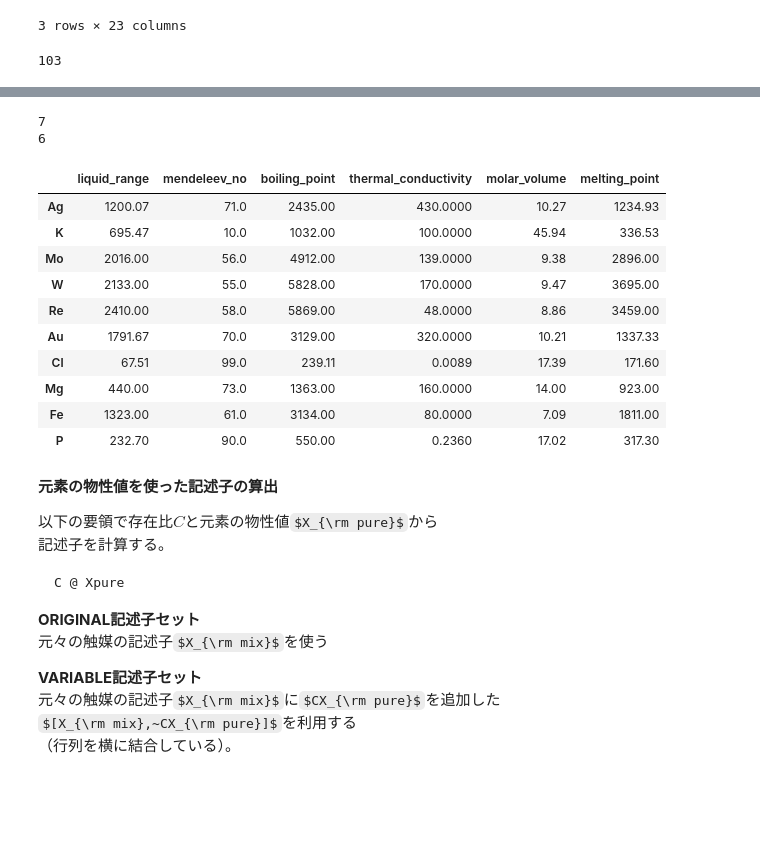
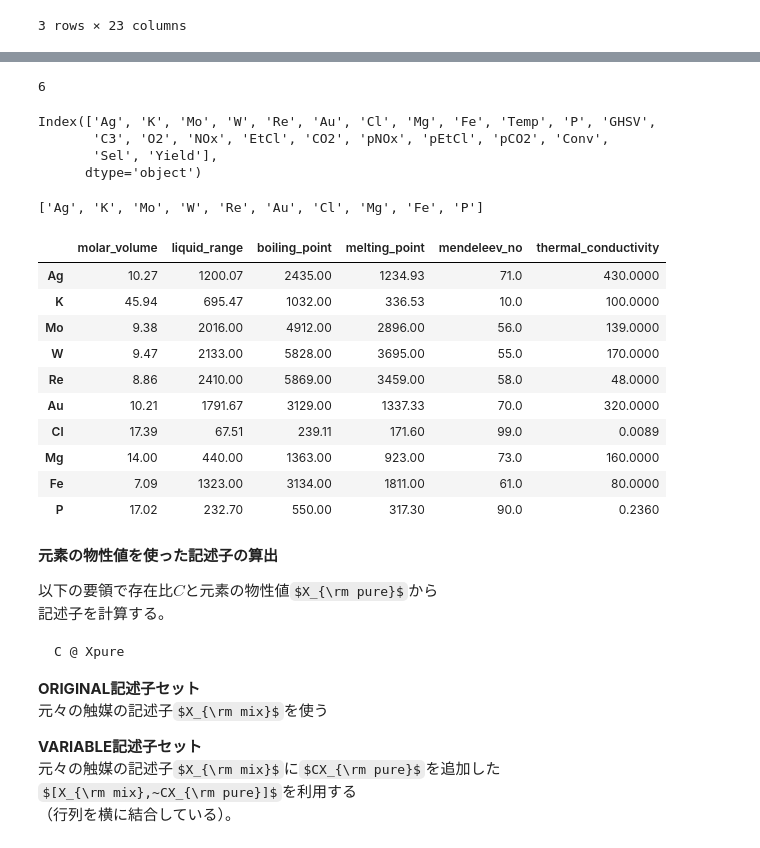
Before and after one commit to funatsu-lab/support-page, a Jupyter notebook: notebooks/9.2-catalyst-exhaustive.ipynb, the cells around one changed output, grey strips where cells are left out. Drawn from its saved outputs; the diff is of its cells as text; code cells hidden in the pictures; some formulas as TeX source; blank space fills up the shorter version.

Commit message:
feat: completed analysis with catalyst data

```diff
--- a/notebooks/9.2-catalyst-exhaustive.ipynb
+++ b/notebooks/9.2-catalyst-exhaustive.ipynb
@@ -17,5 +33,5 @@ from pandas import DataFrame
 # %%
-df = read_csv('../data/catalyst/journal_data.csv',index_col=0)
+df = pd.read_csv('../data/catalyst/journal_data.csv',index_col=0)
 df.head(3)
 # %% [output]
 |  | Ag | K | Mo | W | Re | Au | Cl | Mg | Fe | Temp | ... | ... |
@@ -24,24 +40,6 @@ df.head(3)
 | 2 | 40 | 2.0 | 0.0 | 4.7 | 0.0 | 0.0 | 0.0 | 0.0 | 0.0 | 258 | ... | ... |
 | 3 | 50 | 2.0 | 0.5 | 0.0 | 0.0 | 0.0 | 0.0 | 0.0 | 0.0 | 260 | ... | ... |
 3 rows × 23 columns
-# %%
-list_methods=["mendeleev_no", "electrical_resistivity",
-                    "velocity_of_sound", "reflectivity",
-                    "refractive_index", "poissons_ratio", "molar_volume",
-                    "electronic_structure", "thermal_conductivity",
-                    "boiling_point", "melting_point",
-                    "critical_temperature", "superconduction_temperature",
-                    "liquid_range", "bulk_modulus", "youngs_modulus",
-                    "brinell_hardness", "rigidity_modulus",
-                    "mineral_hardness", "vickers_hardness",
-                    "density_of_solid", "atomic_radius_calculated",
-                    "van_der_waals_radius", "atomic_orbitals",
-                    "coefficient_of_linear_thermal_expansion",
-                    "ground_state_term_symbol", "valence"]
-elem_names = [e for e in dir(Element) if not e.startswith('_')]
-print(len(elem_names))
-# %% [output]
-103
 # %%
 dictionary = []
 elements = []
@@ -64,14 +63,39 @@ df_orbits.head(5)
 | Am | 0.000000 | 0.000000 | 0.000000 | 0.000000 | 0.000000 | 0.000000 | 0.000000 | 0.000000 | 0.000000 | 0.00000 | 0.000000 | ... |
 | Ar | -113.800134 | -8.443439 | -10.794172 | 0.000000 | -0.382330 | -0.883384 | 0.000000 | 0.000000 | 0.000000 | 0.00000 | 0.000000 | ... |
 # %%
-tuple_vars = {'boiling_point', 'melting_point', 'density_of_solid', 'liquid_range', 'mendeleev_no', 'molar_volume', 'thermal_conductivity'}
+tuple_vars = {'boiling_point', 'melting_point', 'liquid_range', 'mendeleev_no', 'molar_volume', 'thermal_conductivity'}
 print(len(list(tuple_vars)))
-tuple_vars = {'boiling_point', 'melting_point',                     'liquid_range', 'mendeleev_no', 'molar_volume', 'thermal_conductivity'}
-print(len(list(tuple_vars)))
 # %% [output]
-7
 6
+# %%
+df.columns
+# %% [output]
+Index(['Ag', 'K', 'Mo', 'W', 'Re', 'Au', 'Cl', 'Mg', 'Fe', 'Temp', 'P', 'GHSV',
+       'C3', 'O2', 'NOx', 'EtCl', 'CO2', 'pNOx', 'pEtCl', 'pCO2', 'Conv',
+       'Sel', 'Yield'],
+      dtype='object')
 # %%
-# tuple_vars, elements
-w = lambda x,y: list(map(x, y))
-X = w(lambda elem: w(lambda method: getattr(Element(elem), method), list(tuple_vars)), elements)
+elements_indesc = [c_ for c_ in df.columns if c_ in elements]
+print(elements_indesc[:10])
+map_from_y_with_x = lambda x,y: list(map(x, y))
+X = map_from_y_with_x(lambda elem:
+                      map_from_y_with_x(lambda method: getattr(Element(elem), method), list(tuple_vars)),
+                  elements_indesc)
+# データフレーム dfの元素部分を取り出し
+# 元素の並び順に元素特徴量をElementクラスから取り出してdf_Xへ保存
+
+df_X = pd.DataFrame(X,columns=tuple_vars,index=elements_indesc)
+df_X.head(len(elements_indesc))# 元素全てを表示
+# %% [output]
+['Ag', 'K', 'Mo', 'W', 'Re', 'Au', 'Cl', 'Mg', 'Fe', 'P']
+|  | molar_volume | liquid_range | boiling_point | melting_point | mendeleev_no | thermal_conductivity |
+| Ag | 10.27 | 1200.07 | 2435.00 | 1234.93 | 71.0 | 430.0000 |
+| K | 45.94 | 695.47 | 1032.00 | 336.53 | 10.0 | 100.0000 |
+| Mo | 9.38 | 2016.00 | 4912.00 | 2896.00 | 56.0 | 139.0000 |
+| W | 9.47 | 2133.00 | 5828.00 | 3695.00 | 55.0 | 170.0000 |
+| Re | 8.86 | 2410.00 | 5869.00 | 3459.00 | 58.0 | 48.0000 |
+| Au | 10.21 | 1791.67 | 3129.00 | 1337.33 | 70.0 | 320.0000 |
+| Cl | 17.39 | 67.51 | 239.11 | 171.60 | 99.0 | 0.0089 |
+| Mg | 14.00 | 440.00 | 1363.00 | 923.00 | 73.0 | 160.0000 |
+| Fe | 7.09 | 1323.00 | 3134.00 | 1811.00 | 61.0 | 80.0000 |
+| P | 17.02 | 232.70 | 550.00 | 317.30 | 90.0 | 0.2360 |
@@ -80,22 +102,3 @@ elements_indesc = [c_ for c_ in df.columns if c_ in elements]
-# %%
-
-w = lambda x,y: list(map(x, y))
-X = w(lambda elem: w(lambda method: getattr(Element(elem), method), list(tuple_vars)), elements_indesc)
-
-df_X = DataFrame(X,columns=tuple_vars,index=elements_indesc)
-df_X
-# %% [output]
-|  | liquid_range | mendeleev_no | boiling_point | thermal_conductivity | molar_volume | melting_point |
-| Ag | 1200.07 | 71.0 | 2435.00 | 430.0000 | 10.27 | 1234.93 |
-| K | 695.47 | 10.0 | 1032.00 | 100.0000 | 45.94 | 336.53 |
-| Mo | 2016.00 | 56.0 | 4912.00 | 139.0000 | 9.38 | 2896.00 |
-| W | 2133.00 | 55.0 | 5828.00 | 170.0000 | 9.47 | 3695.00 |
-| Re | 2410.00 | 58.0 | 5869.00 | 48.0000 | 8.86 | 3459.00 |
-| Au | 1791.67 | 70.0 | 3129.00 | 320.0000 | 10.21 | 1337.33 |
-| Cl | 67.51 | 99.0 | 239.11 | 0.0089 | 17.39 | 171.60 |
-| Mg | 440.00 | 73.0 | 1363.00 | 160.0000 | 14.00 | 923.00 |
-| Fe | 1323.00 | 61.0 | 3134.00 | 80.0000 | 7.09 | 1811.00 |
-| P | 232.70 | 90.0 | 550.00 | 0.2360 | 17.02 | 317.30 |
 # %% [markdown]
 **元素の物性値を使った記述子の算出**
 
```
Also changed, not shown: parts of 22 cells of this notebook, 1 other file.
